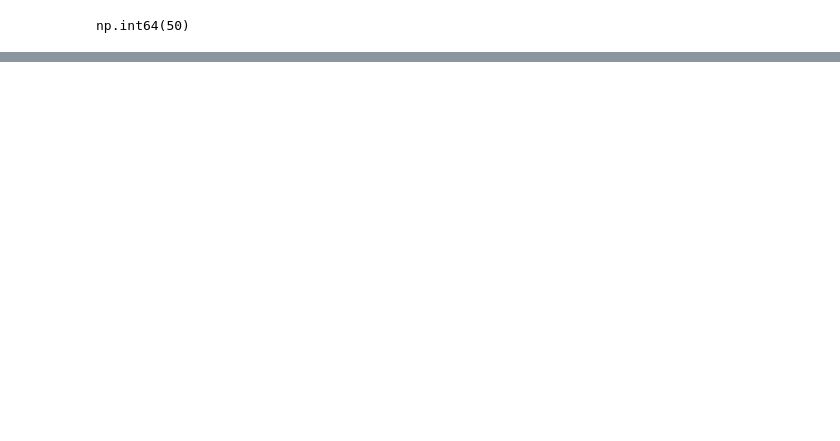
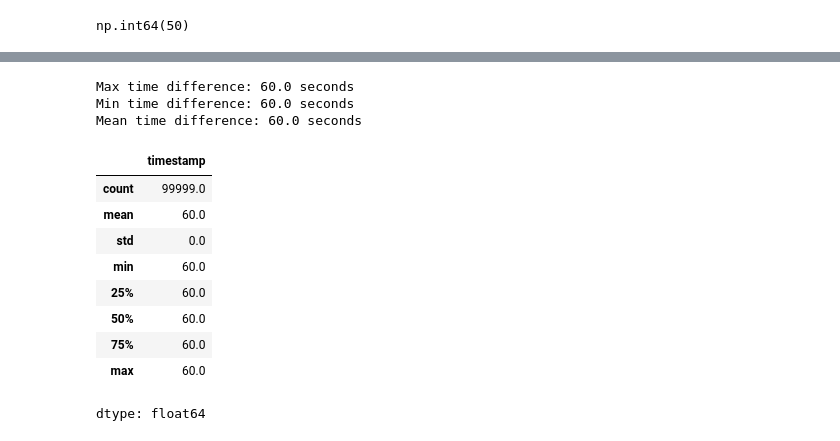
Before and after one commit to roddyL/IIOT-Analysis-and-Simulation, a Jupyter notebook: Data analysis/IIOT_Analysis.ipynb, the cells around one changed output, grey strips where cells are left out. Drawn from its saved outputs; the diff is of its cells as text; code cells hidden in the pictures; blank space fills up the shorter version.

```diff
--- a/Data analysis/IIOT_Analysis.ipynb
+++ b/Data analysis/IIOT_Analysis.ipynb
@@ -98,0 +133,36 @@ np.int64(50)
+# %%
+# Convert the timestamp column to datetime and sort by time
+manufacturing_data["timestamp"] = pd.to_datetime(manufacturing_data["timestamp"])
+sorted_df = manufacturing_data.sort_values("timestamp").copy()
+
+# Compute the time difference between each row and the previous row
+time_diffs = sorted_df["timestamp"].diff().dropna()
+
+# Convert to seconds for easier interpretation
+time_diffs_seconds = time_diffs.dt.total_seconds()
+
+# Summarize
+max_diff = time_diffs_seconds.max()
+min_diff = time_diffs_seconds.min()
+mean_diff = time_diffs_seconds.mean()
+
+print(f"Max time difference: {max_diff} seconds")
+print(f"Min time difference: {min_diff} seconds")
+print(f"Mean time difference: {mean_diff} seconds")
+
+# Optional: show the full summary stats
+time_diffs_seconds.describe()
+# %% [output]
+Max time difference: 60.0 seconds
+Min time difference: 60.0 seconds
+Mean time difference: 60.0 seconds
+|  | timestamp |
+| count | 99999.0 |
+| mean | 60.0 |
+| std | 0.0 |
+| min | 60.0 |
+| 25% | 60.0 |
+| 50% | 60.0 |
+| 75% | 60.0 |
+| max | 60.0 |
+dtype: float64
```
Also changed, not shown: parts of 12 cells of this notebook.
